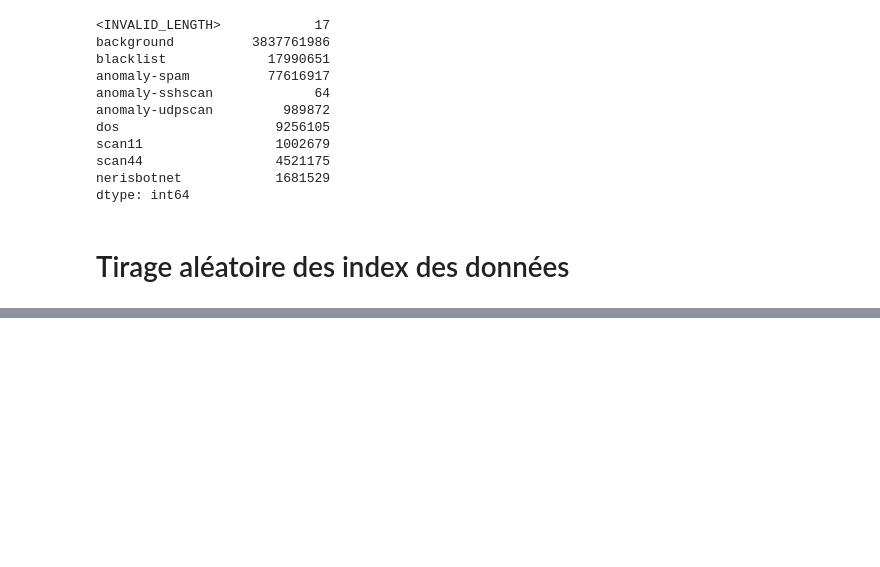
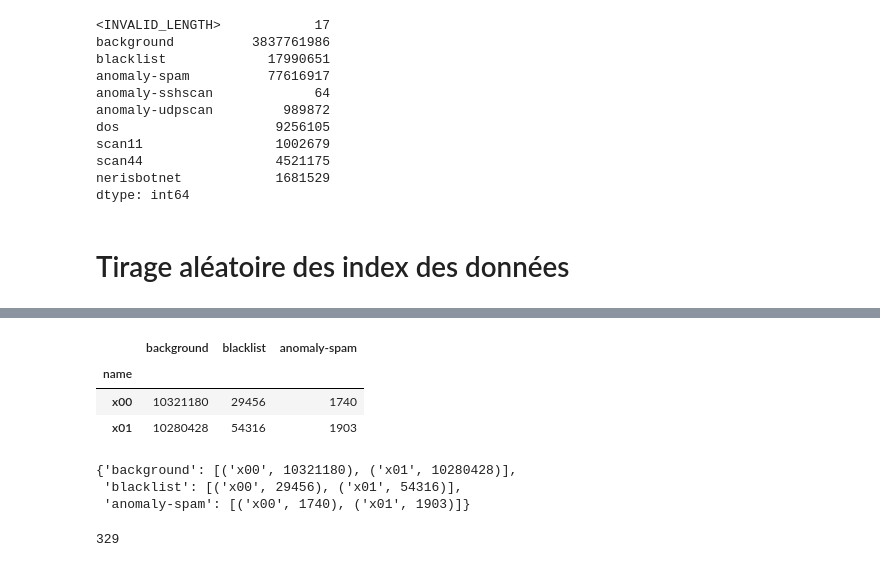
Before and after one commit to nigiva/lre-adversarial-ml-ugr16, a Jupyter notebook: preprocessing/random_index.ipynb, the cells around one changed output, grey strips where cells are left out. Drawn from its saved outputs; the diff is of its cells as text; code cells hidden in the pictures; blank space fills up the shorter version.

Commit message:
[TEST] random index with small datasets

```diff
--- a/preprocessing/random_index.ipynb
+++ b/preprocessing/random_index.ipynb
@@ -174,0 +179,7 @@ with open("test-dataset_label_index.json", "w") as f:
+# %%
+x00 = pd.read_csv("../data/split/x00")
+target_x00 = x00.iloc[:,-1].fillna("background")
+del x00
+x01 = pd.read_csv("../data/split/x01")
+target_x01 = x01.iloc[:,-1].fillna("background")
+del x01
@@ -174,0 +201,14 @@ with open("test-dataset_label_index.json", "w") as f:
+# %%
+target_x00_dict = target_x00.value_counts().to_dict()
+target_x00_dict["name"]="x00"
+
+target_x01_dict = target_x01.value_counts().to_dict()
+target_x01_dict["name"]="x01"
+# %%
+df = pd.DataFrame([target_x00_dict, target_x01_dict]).set_index("name")
+df
+# %% [output]
+|  | background | blacklist | anomaly-spam |
+| name |  |  |  |
+| x00 | 10321180 | 29456 | 1740 |
+| x01 | 10280428 | 54316 | 1903 |
@@ -174,0 +222,6 @@ with open("test-dataset_label_index.json", "w") as f:
+# %%
+name_count_dict
+# %% [output]
+{'background': [('x00', 10321180), ('x01', 10280428)],
+ 'blacklist': [('x00', 29456), ('x01', 54316)],
+ 'anomaly-spam': [('x00', 1740), ('x01', 1903)]}
@@ -174,0 +256,4 @@ with open("test-dataset_label_index.json", "w") as f:
+# %%
+len(export_dataset_dict["x00"]["blacklist"])
+# %% [output]
+329
```
Also changed, not shown: parts of 14 cells of this notebook.
